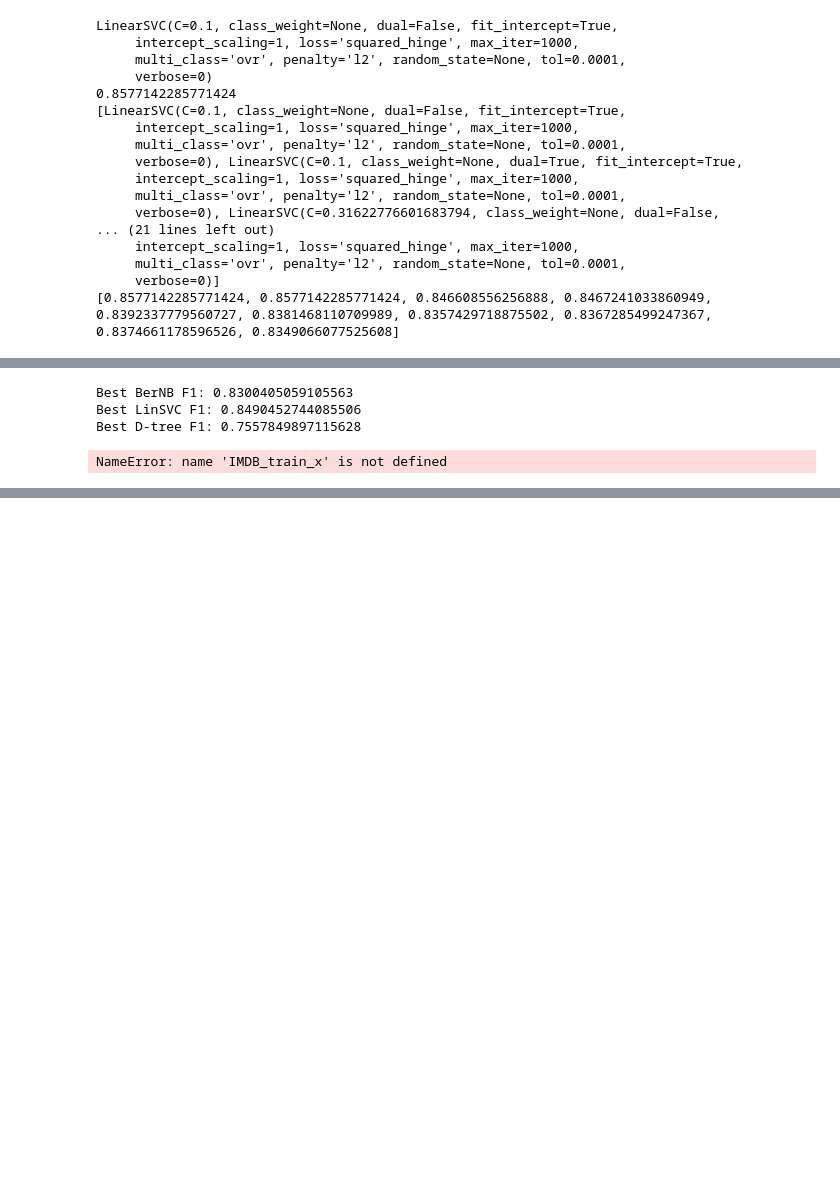
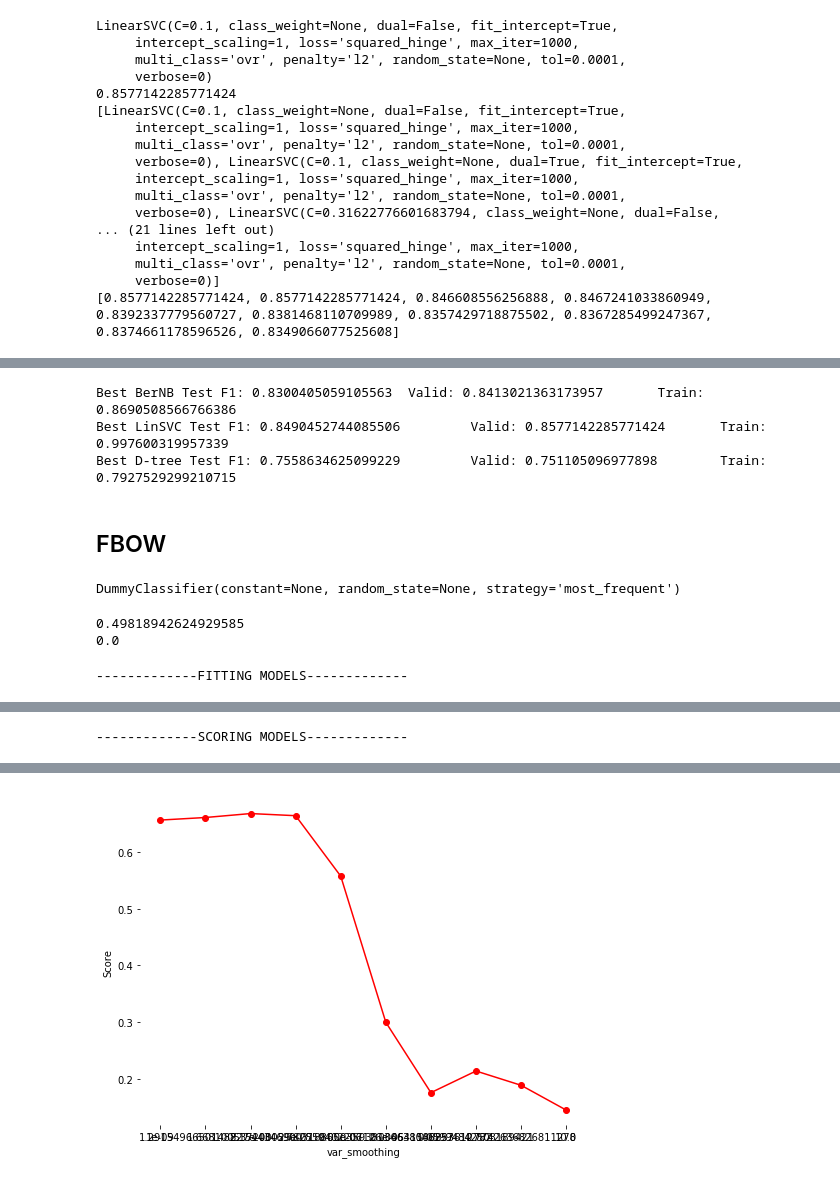
Before and after one commit to yblainm/yelp-baselines, a Jupyter notebook: a3.ipynb, the cells around one changed output, grey strips where cells are left out. Cells and saved outputs as stored; diff of their text form; code cells hidden in the pictures; blank space fills up the shorter version.

Commit message:
do yelp fbow, export ipynb as html, then write report

```diff
--- a/a3.ipynb
+++ b/a3.ipynb
@@ -298,13 +300,31 @@ DecisionTreeClassifier(class_weight=None, criterion='gini', max_depth=10.0,
 # %%
-print("Best BerNB F1:", f1_score(IMDB_test_y, best_bbow_nb.predict(IMDB_bbow_test_x)))
-print("Best LinSVC F1:", f1_score(IMDB_test_y, best_bbow_svc.predict(IMDB_bbow_test_x)))
-print("Best D-tree F1:", f1_score(IMDB_test_y, best_bbow_tree.predict(IMDB_bbow_test_x)))
+print("Best BerNB Test F1:", f1_score(IMDB_test_y, best_bbow_nb.predict(IMDB_bbow_test_x)),
+      "\tValid:", best_bbow_nb_score_valid, "\tTrain:", f1_score(IMDB_train_y, best_bbow_nb.predict(IMDB_bbow_train_x)))
+print("Best LinSVC Test F1:", f1_score(IMDB_test_y, best_bbow_svc.predict(IMDB_bbow_test_x)),
+      "\tValid:", best_bbow_svc_score_valid, "\tTrain:", f1_score(IMDB_train_y, best_bbow_svc.predict(IMDB_bbow_train_x)))
+print("Best D-tree Test F1:", f1_score(IMDB_test_y, best_bbow_tree.predict(IMDB_bbow_test_x)),
+      "\tValid:", best_bbow_tree_score_valid, "\tTrain:", f1_score(IMDB_train_y, best_bbow_tree.predict(IMDB_bbow_train_x)))
 # %% [output]
-Best BerNB F1: 0.8300405059105563
-Best LinSVC F1: 0.8490452744085506
-Best D-tree F1: 0.7557849897115628
+Best BerNB Test F1: 0.8300405059105563  Valid: 0.8413021363173957       Train: 0.8690508566766386
+Best LinSVC Test F1: 0.8490452744085506         Valid: 0.8577142285771424       Train: 0.997600319957339
+Best D-tree Test F1: 0.7558634625099229         Valid: 0.751105096977898        Train: 0.7927529299210715
+# %% [markdown]
+## FBOW
+# %%
+randomClassifier.fit(IMDB_fbow_train_x, IMDB_train_y)
+majorityClassifier.fit(IMDB_fbow_train_x, IMDB_train_y)
+# %% [output]
+DummyClassifier(constant=None, random_state=None, strategy='most_frequent')
+# %%
+IMDB_fbow_test_pred = randomClassifier.predict(IMDB_fbow_test_x)
+print(f1_score(IMDB_test_y,IMDB_fbow_test_pred))
+IMDB_fbow_test_pred = majorityClassifier.predict(IMDB_fbow_test_x)
+print(f1_score(IMDB_test_y,IMDB_fbow_test_pred))
+# %% [output]
+0.49818942624929585
+0.0
 # %%
 best_fbow_NB, best_fbow_NB_score, all_models, all_scores = pf.bestFit(
-    GaussianNB, params_gnb, IMDB_fbow_train_x, IMDB_train_y, IMDB_fbow_valid_x, IMDB_valid_y, metric=f1_score)
+    GaussianNB, params_gnb, IMDB_fbow_train_x.toarray(), IMDB_train_y, IMDB_fbow_valid_x.toarray(), IMDB_valid_y, metric=f1_score)
 # %% [output]
-NameError: name 'IMDB_train_x' is not defined
+-------------FITTING MODELS-------------
@@ -310,0 +335 @@ NameError: name 'IMDB_train_x' is not defined
+-------------SCORING MODELS-------------
@@ -310,0 +338 @@ NameError: name 'IMDB_train_x' is not defined
+[figure, added]
```
Also changed, not shown: parts of 25 cells of this notebook.
